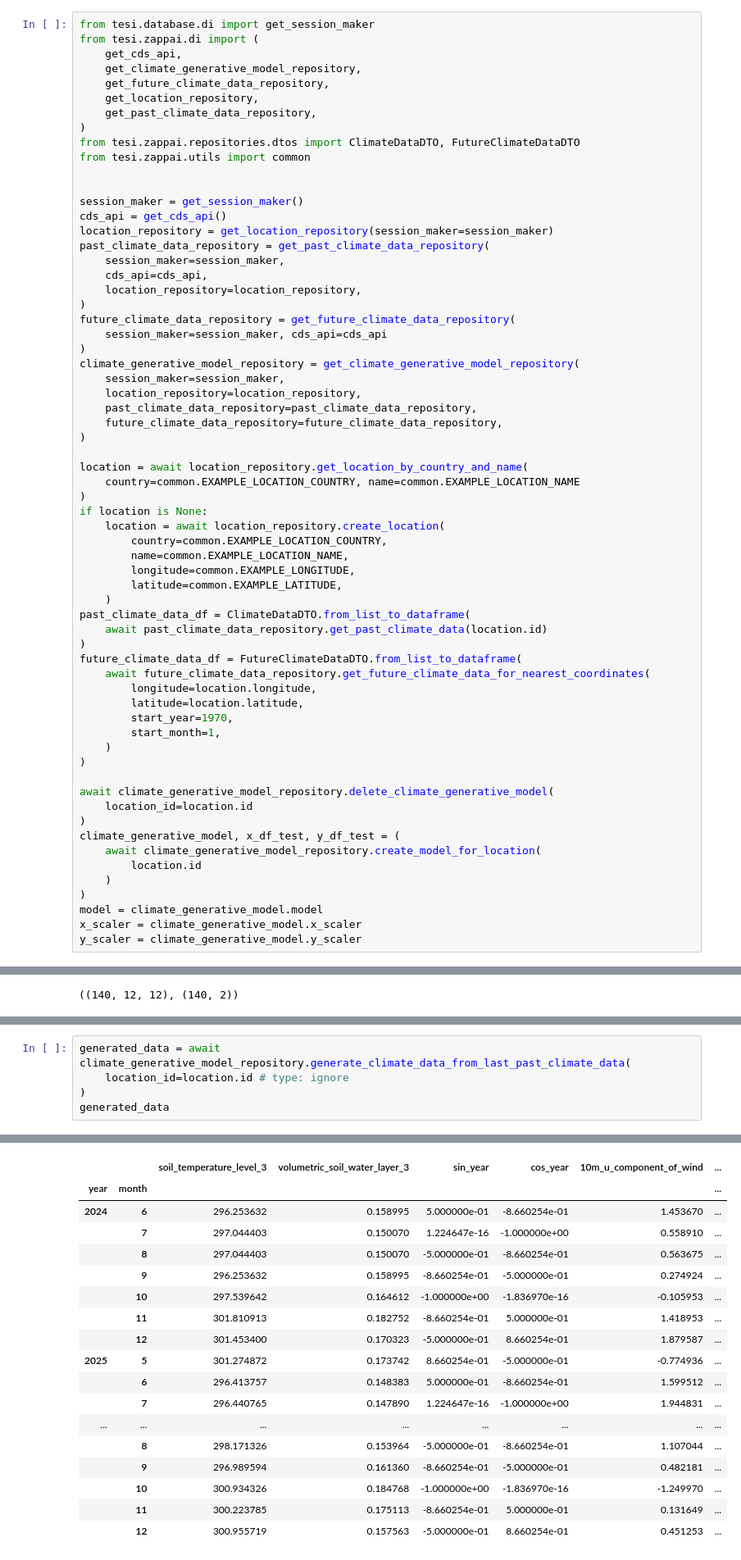
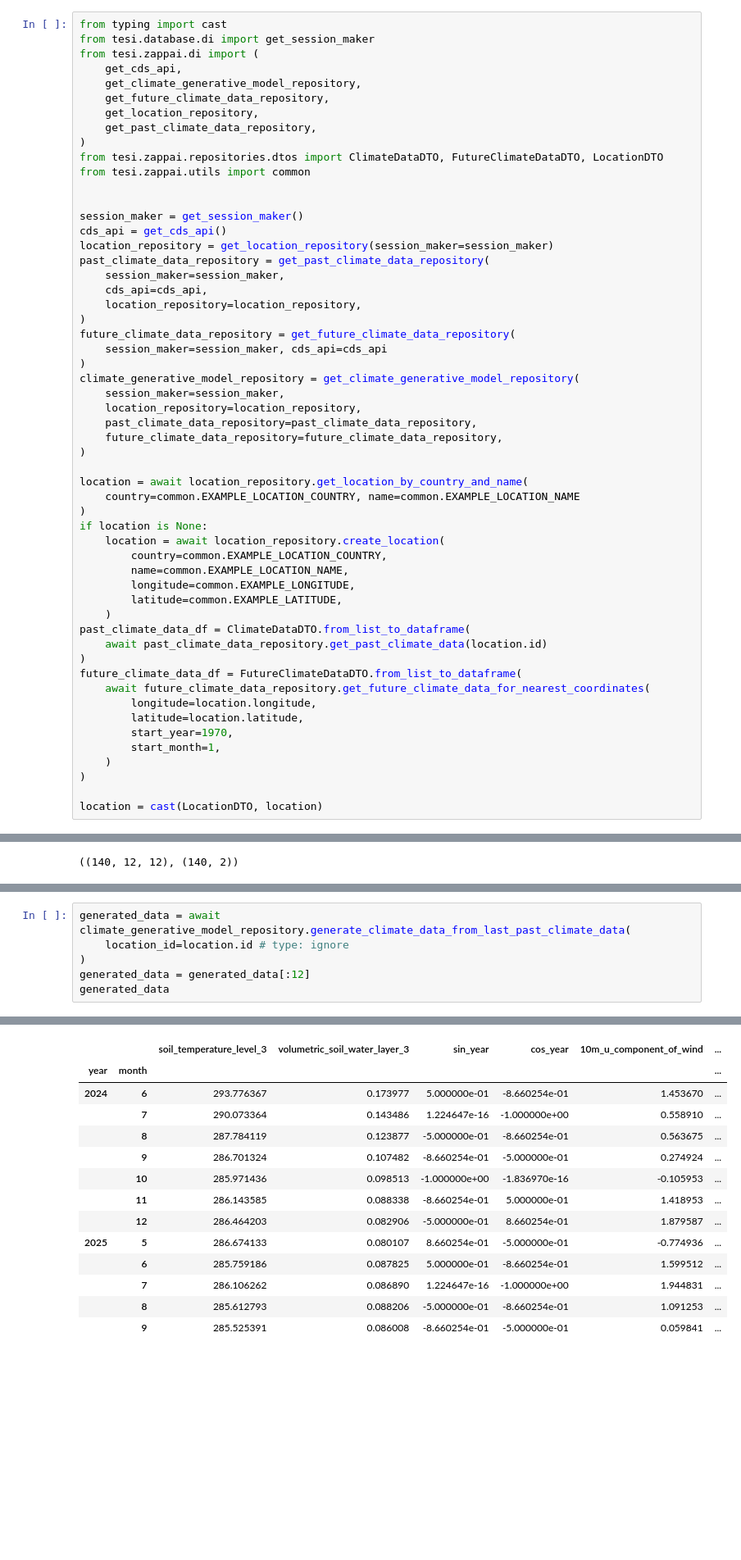
Before and after one commit to PeppeOsmio/tesi, a Jupyter notebook: test_model.ipynb, the cells around one changed output, grey strips where cells are left out. Shown at 82% size. Saved outputs shown, nothing was run; the diff lists cells and outputs as text; blank space fills up the shorter version.

```diff
--- a/test_model.ipynb
+++ b/test_model.ipynb
@@ -2,6 +2,7 @@
 import pandas as pd
 import numpy as np
 # %%
+from typing import cast
 from tesi.database.di import get_session_maker
 from tesi.zappai.di import (
     get_cds_api,
@@ -10,7 +11,7 @@ from tesi.zappai.di import (
     get_location_repository,
     get_past_climate_data_repository,
 )
-from tesi.zappai.repositories.dtos import ClimateDataDTO, FutureClimateDataDTO
+from tesi.zappai.repositories.dtos import ClimateDataDTO, FutureClimateDataDTO, LocationDTO
 from tesi.zappai.utils import common
 
 
@@ -54,15 +55,5 @@ future_climate_data_df = FutureClimateDataDTO.from_list_to_dataframe(
     )
 )
 
-await climate_generative_model_repository.delete_climate_generative_model(
-    location_id=location.id
-)
-climate_generative_model, x_df_test, y_df_test = (
-    await climate_generative_model_repository.create_model_for_location(
-        location.id
-    )
-)
-model = climate_generative_model.model
-x_scaler = climate_generative_model.x_scaler
-y_scaler = climate_generative_model.y_scaler
+location = cast(LocationDTO, location)
 # %% [output]
@@ -168,29 +198,26 @@ y_df_plot[["soil_temperature_level_3", "predicted_soil_temperature_level_3"]].pl
 # %%
 generated_data = await climate_generative_model_repository.generate_climate_data_from_last_past_climate_data(
     location_id=location.id # type: ignore
 )
+generated_data = generated_data[:12]
 generated_data
 # %% [output]
 (55, 12)
 (55, 10)
 |  |  | soil_temperature_level_3 | volumetric_soil_water_layer_3 | sin_year | cos_year | 10m_u_component_of_wind | ... |
 | year | month |  |  |  |  |  | ... |
-| 2024 | 6 | 296.253632 | 0.158995 | 5.000000e-01 | -8.660254e-01 | 1.453670 | ... |
-|  | 7 | 297.044403 | 0.150070 | 1.224647e-16 | -1.000000e+00 | 0.558910 | ... |
-|  | 8 | 297.044403 | 0.150070 | -5.000000e-01 | -8.660254e-01 | 0.563675 | ... |
-|  | 9 | 296.253632 | 0.158995 | -8.660254e-01 | -5.000000e-01 | 0.274924 | ... |
-|  | 10 | 297.539642 | 0.164612 | -1.000000e+00 | -1.836970e-16 | -0.105953 | ... |
-|  | 11 | 301.810913 | 0.182752 | -8.660254e-01 | 5.000000e-01 | 1.418953 | ... |
-|  | 12 | 301.453400 | 0.170323 | -5.000000e-01 | 8.660254e-01 | 1.879587 | ... |
-| 2025 | 5 | 301.274872 | 0.173742 | 8.660254e-01 | -5.000000e-01 | -0.774936 | ... |
-|  | 6 | 296.413757 | 0.148383 | 5.000000e-01 | -8.660254e-01 | 1.599512 | ... |
-|  | 7 | 296.440765 | 0.147890 | 1.224647e-16 | -1.000000e+00 | 1.944831 | ... |
-| ... | ... | ... | ... | ... | ... | ... | ... |
-|  | 8 | 298.171326 | 0.153964 | -5.000000e-01 | -8.660254e-01 | 1.107044 | ... |
-|  | 9 | 296.989594 | 0.161360 | -8.660254e-01 | -5.000000e-01 | 0.482181 | ... |
-|  | 10 | 300.934326 | 0.184768 | -1.000000e+00 | -1.836970e-16 | -1.249970 | ... |
-|  | 11 | 300.223785 | 0.175113 | -8.660254e-01 | 5.000000e-01 | 0.131649 | ... |
-|  | 12 | 300.955719 | 0.157563 | -5.000000e-01 | 8.660254e-01 | 0.451253 | ... |
+| 2024 | 6 | 293.776367 | 0.173977 | 5.000000e-01 | -8.660254e-01 | 1.453670 | ... |
+|  | 7 | 290.073364 | 0.143486 | 1.224647e-16 | -1.000000e+00 | 0.558910 | ... |
+|  | 8 | 287.784119 | 0.123877 | -5.000000e-01 | -8.660254e-01 | 0.563675 | ... |
+|  | 9 | 286.701324 | 0.107482 | -8.660254e-01 | -5.000000e-01 | 0.274924 | ... |
+|  | 10 | 285.971436 | 0.098513 | -1.000000e+00 | -1.836970e-16 | -0.105953 | ... |
+|  | 11 | 286.143585 | 0.088338 | -8.660254e-01 | 5.000000e-01 | 1.418953 | ... |
+|  | 12 | 286.464203 | 0.082906 | -5.000000e-01 | 8.660254e-01 | 1.879587 | ... |
+| 2025 | 5 | 286.674133 | 0.080107 | 8.660254e-01 | -5.000000e-01 | -0.774936 | ... |
+|  | 6 | 285.759186 | 0.087825 | 5.000000e-01 | -8.660254e-01 | 1.599512 | ... |
+|  | 7 | 286.106262 | 0.086890 | 1.224647e-16 | -1.000000e+00 | 1.944831 | ... |
+|  | 8 | 285.612793 | 0.088206 | -5.000000e-01 | -8.660254e-01 | 1.091253 | ... |
+|  | 9 | 285.525391 | 0.086008 | -8.660254e-01 | -5.000000e-01 | 0.059841 | ... |
 # %%
 from tesi.zappai.repositories.climate_generative_model_repository import ClimateGenerativeModelRepository
 
```
Also changed, not shown: parts of 11 cells of this notebook, 2 other files.
